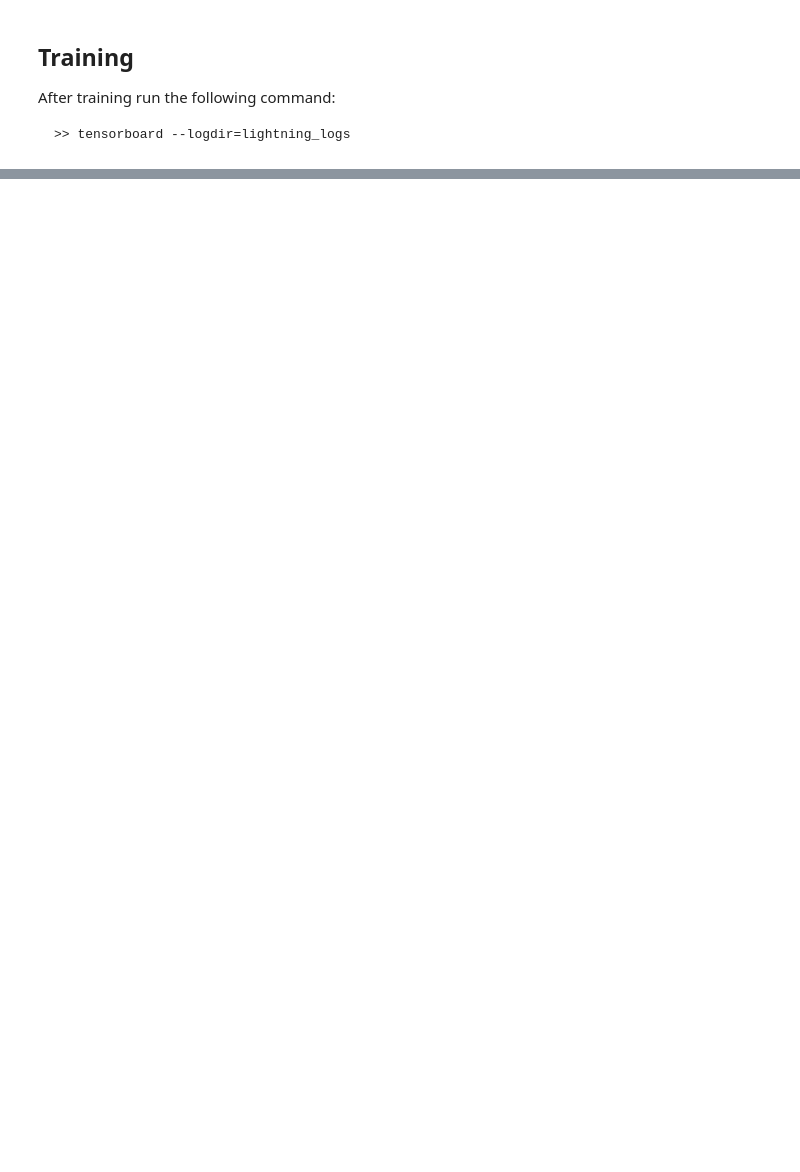
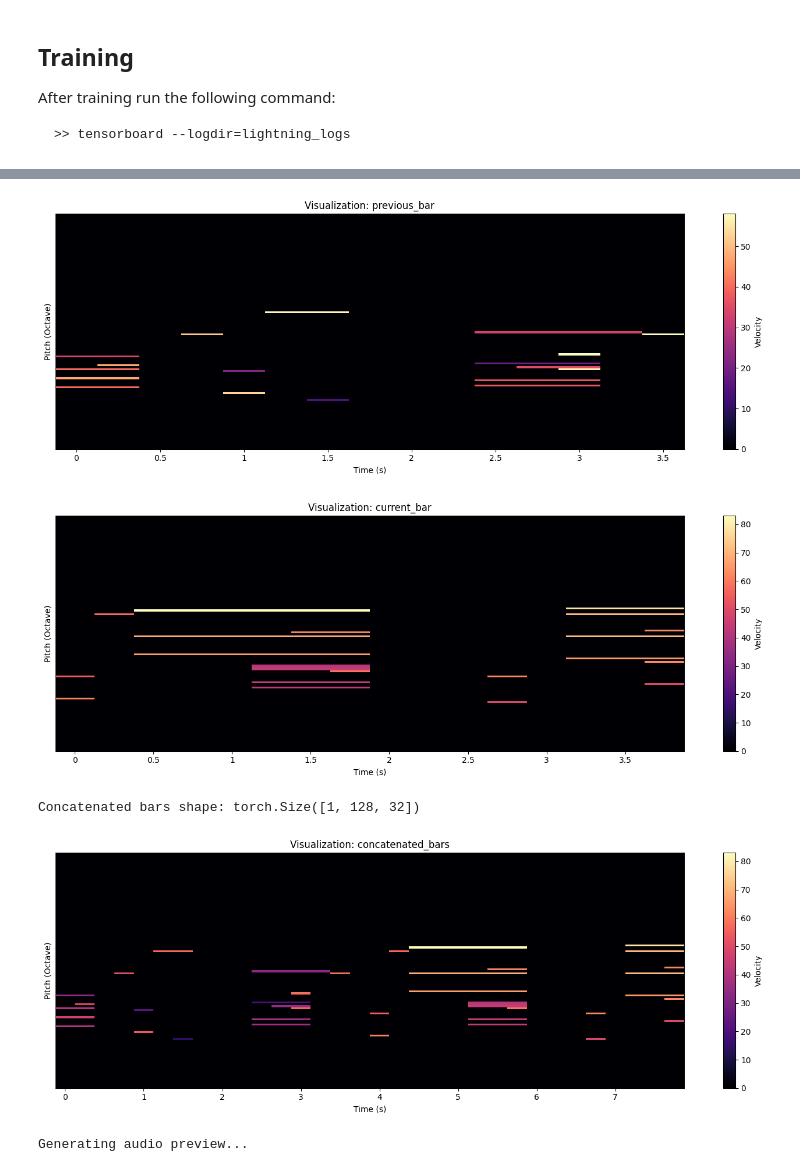
Before and after one commit to Andre1372/NNDL-project, a Jupyter notebook: notebooks/main_training.ipynb, the cells around one changed output, grey strips where cells are left out. Saved outputs shown, nothing was run; the diff lists cells and outputs as text; code cells hidden in the pictures; blank space fills up the shorter version.

```diff
--- a/notebooks/main_training.ipynb
+++ b/notebooks/main_training.ipynb
@@ -101,18 +101,20 @@ checkpoint_callback = pl.callbacks.ModelCheckpoint(
 )
 
 # Configurazione Early Stopping
+'''
 early_stopping_callback = pl.callbacks.EarlyStopping(
     monitor='g_loss',
     patience=5,
     mode='min',
     verbose=True
 )
+'''
 
 trainer = LightningTrainer(
-    max_epochs=2,
+    max_epochs=8,
     accelerator='auto',
     checkpoint_callback=checkpoint_callback,
-    early_stopping_callback=early_stopping_callback,
+    #early_stopping_callback=early_stopping_callback,
     enable_logging=True,
     experiment_name='pianogan_working_test'
 )
@@ -142,4 +144,8 @@ Metric g_loss improved. New best score: 4.332
 # %%
+import torch
+import IPython.display
+import numpy as np
+
 # Rilevamento automatico del device
 device = torch.device("cuda" if torch.cuda.is_available() else "cpu")
 
@@ -151,64 +157,84 @@ else:
     print(f"Using device: {device}")
 
 # Sposta il modello sul device corretto
+# Assicurati che 'model' sia definito in una cella precedente
 model.to(device)
 
 # --- Ora procedi con la generazione ---
 model.eval()
 
-# Prepara i dati di test
-prev, curr, chord = next(iter(val_loader))
+# Prepara i dati di test (dal validation loader)
+# Nota: prev e chord devono essere spostati sul device per il modello
+try:
+    prev, curr, chord = next(iter(val_loader))
+except NameError:
+    # Fallback se val_loader non è definito, usiamo train_loader
+    prev, curr, chord = next(iter(train_loader))
 
-# IMPORTANTE: Anche i tensori di input devono andare sullo stesso device!
 prev = prev.to(device)
 chord = chord.to(device)
+# Generiamo rumore random sullo stesso device
 noise = torch.randn(prev.size(0), 100, device=device)
 
 # Genera
+print("Avvio generazione...")
 with torch.no_grad():
     generated_music = model(noise, prev, chord)
 
 print("Generazione completata!")
 
-# Visualize a sample from the DataLoader
-# Estrai un batch
+# --- VISUALIZZAZIONE ---
+# Estrai un nuovo batch dal train_loader per visualizzare i dati originali
+# (O usa le variabili 'prev'/'curr' di sopra se vuoi vedere quelle)
+prev_bar_batch, current_bar_batch, chord_idx_batch = next(iter(train_loader))
 
-prev_bar, current_bar, chord_idx = next(iter(train_loader))
+print("\n--- Batch Statistics ---")
+print("Previous bars shape:", prev_bar_batch.shape)
+print("Current bars shape:", current_bar_batch.shape)
+print("Chords batch shape:", chord_idx_batch.shape)
+print(f"Example chord index: {chord_idx_batch[1].item()}")
 
-print("Previous bars shape:", prev_bar.shape)
-print("Current bars shape:", current_bar.shape)
-print("Chords batch shape:", chord_idx.shape)
-print(f"Example chord index: {chord_idx[0].item()}") # Stampa l'indice dell'accordo del primo campione
+# --- VISUALIZATION: PREVIOUS BAR ---
+# Selezioniamo l'indice [1] come nel tuo esempio originale
+# Usiamo .cpu() per sicurezza e .numpy()
+prev_data = prev_bar_batch[1].squeeze().cpu().numpy() * 100
+prev_pm = piano_roll_to_pretty_midi(prev_data, fs=4)
 
-# ho usato il codice di main_preprocessing per la visualizzazione
-
-# forse andava normalizzato (lasciato al lettore per esercizio XD)
-prev_pm = piano_roll_to_pretty_midi(prev_bar[1].squeeze().numpy()*100, fs=4)
 display_prettymidi(
     prev_pm,
     fs=4,
-    pitch_range=(24, 84),
     title=f"Visualization: previous_bar"
 )
-current_pm = piano_roll_to_pretty_midi(current_bar[1].squeeze().numpy()*100, fs=4)
+
+# --- VISUALIZATION: CURRENT BAR ---
+current_data = current_bar_batch[1].squeeze().cpu().numpy() * 100
+current_pm = piano_roll_to_pretty_midi(current_data, fs=4)
+
 display_prettymidi(
     current_pm,
     fs=4,
-    pitch_range=(24, 84),
     title=f"Visualization: current_bar"
 )
 
-# Concatenate previous and current bars
-concatenated_bars = torch.cat((prev_bar[1], current_bar[1]), dim=2)  # Concatenate along time axis
+# --- VISUALIZATION: CONCATENATED ---
+# Concateniamo lungo l'asse temporale.
+# Assumendo shape (Pitch, Time), concateniamo su dim=1.
+# Se sono tensori PyTorch:
+concatenated_bars = torch.cat((prev_bar_batch[1], current_bar_batch[1]), dim=-1) # dim=-1 è l'ultima dimensione (tempo)
+
 print("Concatenated bars shape:", concatenated_bars.shape)
 
-concatenated_pm = piano_roll_to_pretty_midi(concatenated_bars.squeeze().numpy()*100, fs=4)
+concatenated_data = concatenated_bars.squeeze().cpu().numpy() * 100
+concatenated_pm = piano_roll_to_pretty_midi(concatenated_data, fs=4)
+
 display_prettymidi(
     concatenated_pm,
     fs=4,
-    pitch_range=(24, 84),
     title=f"Visualization: concatenated_bars"
 )
 
+# Riproduzione Audio
+print("Generating audio preview...")
 audio = IPython.display.Audio(concatenated_pm.fluidsynth(fs=16000), rate=16000)
 IPython.display.display(audio)
+# %% [output]
@@ -214,0 +250,5 @@ IPython.display.display(audio)
+[figure, added]
+[figure, added]
+Concatenated bars shape: torch.Size([1, 128, 32])
+[figure, added]
+Generating audio preview...
```
Also changed, not shown: parts of 3 cells of this notebook, 4 other files.
